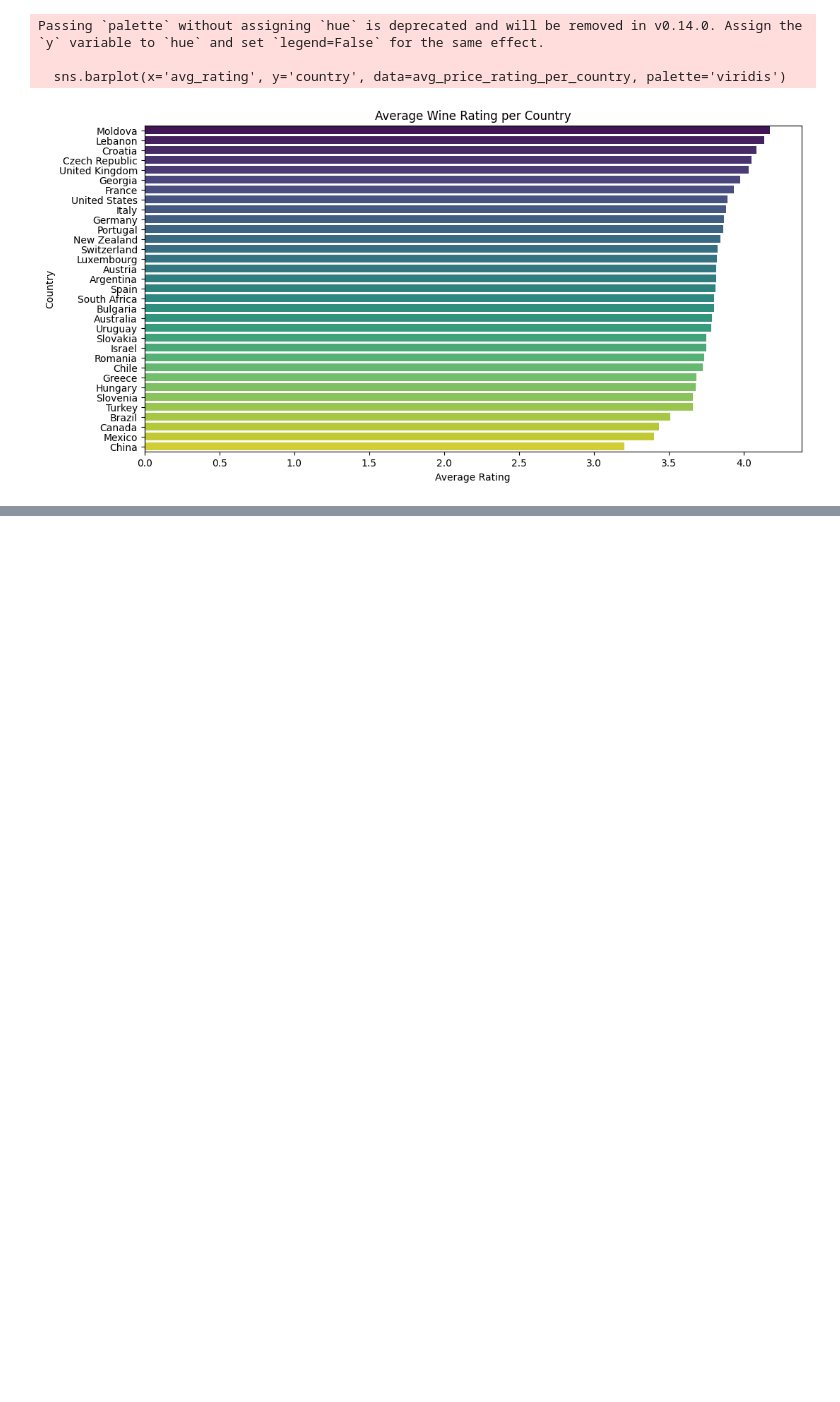
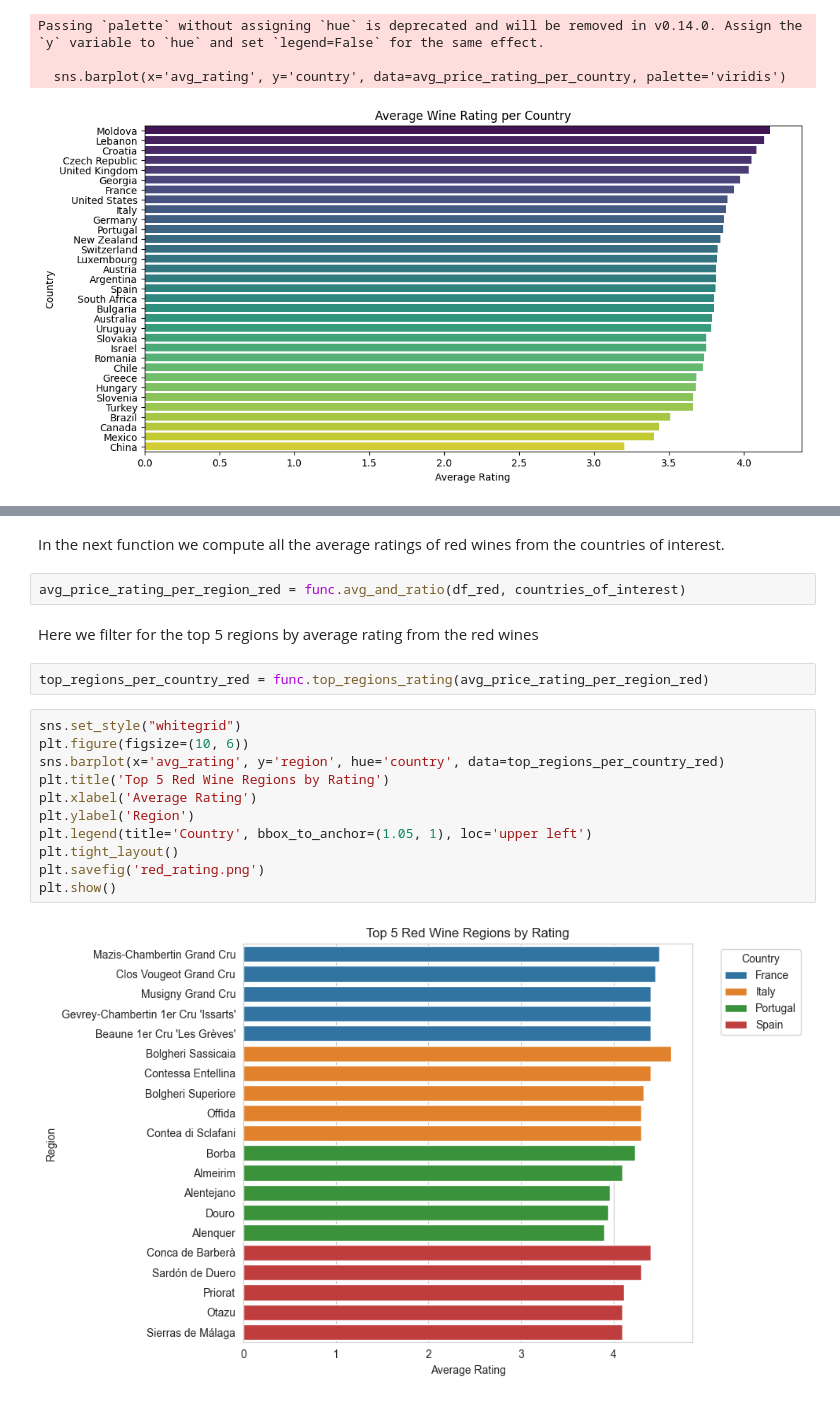
Before and after one commit to millenko/sql-database, a Jupyter notebook: python/Wineset_project.ipynb, the cells around one changed output, grey strips where cells are left out. Cells and saved outputs as stored; diff of their text form; blank space fills up the shorter version.

```diff
--- a/python/Wineset_project.ipynb
+++ b/python/Wineset_project.ipynb
@@ -370,0 +230,21 @@ plt.show()
+# %% [markdown]
+In the next function we compute all the average ratings of red wines from the countries of interest.
+# %%
+avg_price_rating_per_region_red = func.avg_and_ratio(df_red, countries_of_interest)
+# %% [markdown]
+Here we filter for the top 5 regions by average rating from the red wines
+# %%
+top_regions_per_country_red = func.top_regions_rating(avg_price_rating_per_region_red)
+# %%
+sns.set_style("whitegrid")
+plt.figure(figsize=(10, 6))
+sns.barplot(x='avg_rating', y='region', hue='country', data=top_regions_per_country_red)
+plt.title('Top 5 Red Wine Regions by Rating')
+plt.xlabel('Average Rating')
+plt.ylabel('Region')
+plt.legend(title='Country', bbox_to_anchor=(1.05, 1), loc='upper left')
+plt.tight_layout()
+plt.savefig('red_rating.png')
+plt.show()
+# %% [output]
+[figure, added]
```
Also changed, not shown: parts of 63 cells of this notebook, 9 other files.
